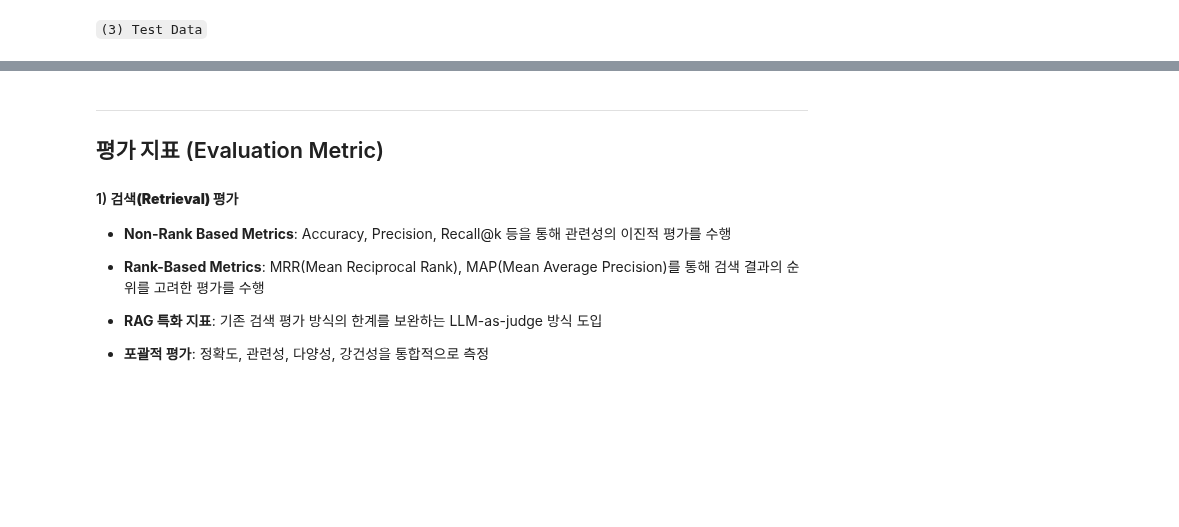
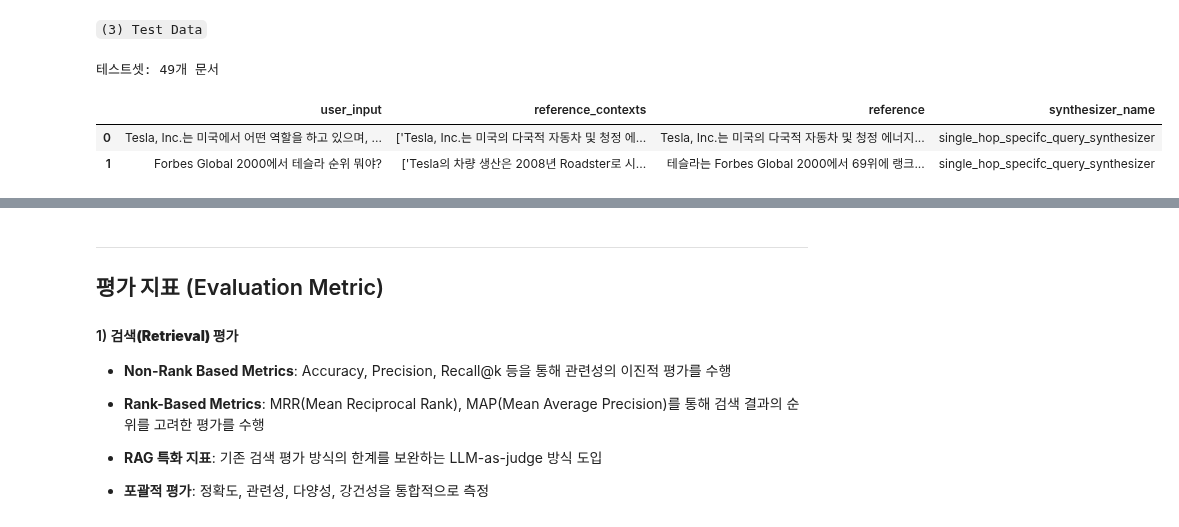
Before and after one commit to yabo0812/kted-edu, a Jupyter notebook: Day2/DAY02_008_Langfuse_Evaluation.ipynb, the cells around one changed output, grey strips where cells are left out. Cells and saved outputs as stored; diff of their text form; code cells hidden in the pictures; blank space fills up the shorter version.

```diff
--- a/Day2/DAY02_008_Langfuse_Evaluation.ipynb
+++ b/Day2/DAY02_008_Langfuse_Evaluation.ipynb
@@ -30,10 +34,16 @@ warnings.filterwarnings("ignore")
 # %%
 # Test 데이터셋에 대한 QA 생성 결과를 리뷰한 후 다시 로드
 import pandas as pd
-df_qa_test = pd.read_excel("data/testset.xlsx")
+
+df_qa_test = pd.read_excel("../data/testset.xlsx")
 
 print(f"테스트셋: {df_qa_test.shape[0]}개 문서")
 df_qa_test.head(2)
+# %% [output]
+테스트셋: 49개 문서
+|  | user_input | reference_contexts | reference | synthesizer_name |
+| 0 | Tesla, Inc.는 미국에서 어떤 역할을 하고 있으며, ... | ['Tesla, Inc.는 미국의 다국적 자동차 및 청정 에... | Tesla, Inc.는 미국의 다국적 자동차 및 청정 에너지... | single_hop_specifc_query_synthesizer |
+| 1 | Forbes Global 2000에서 테슬라 순위 뭐야? | ['Tesla의 차량 생산은 2008년 Roadster로 시... | 테슬라는 Forbes Global 2000에서 69위에 랭크... | single_hop_specifc_query_synthesizer |
 # %%
 # Evaluaiton 데이터셋에 RAGAS 평가 결과를 로드
 
```
Also changed, not shown: parts of 16 cells of this notebook, 1 other file.
